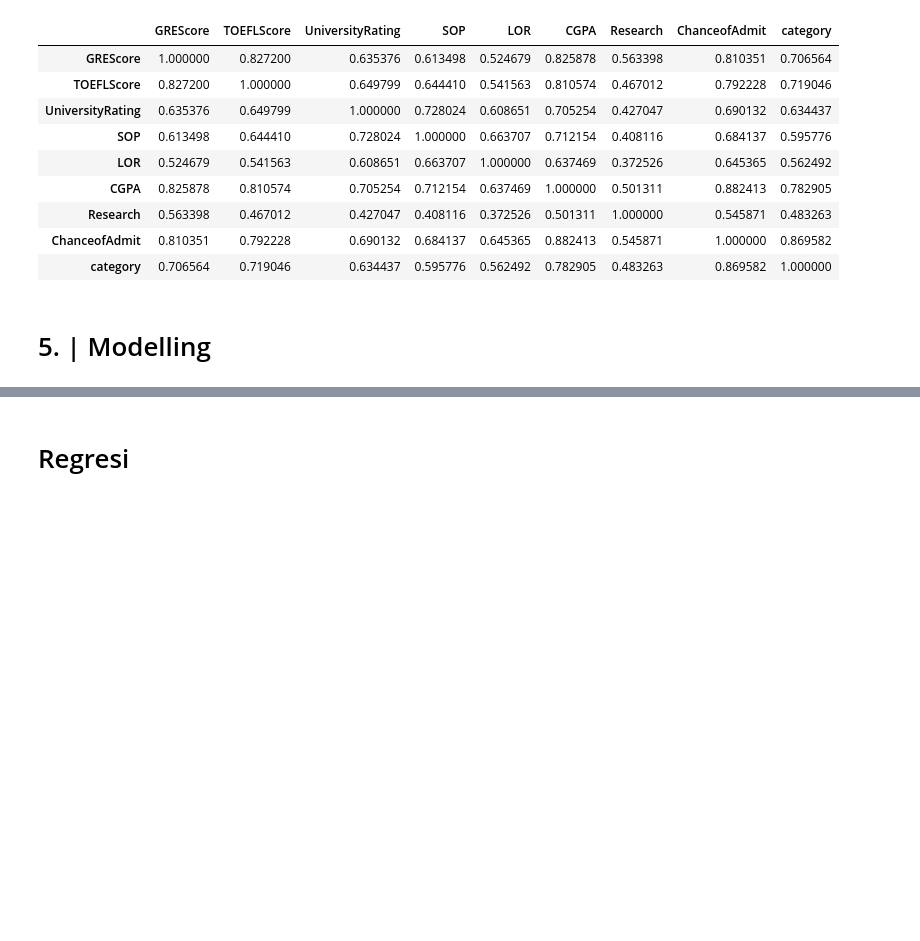
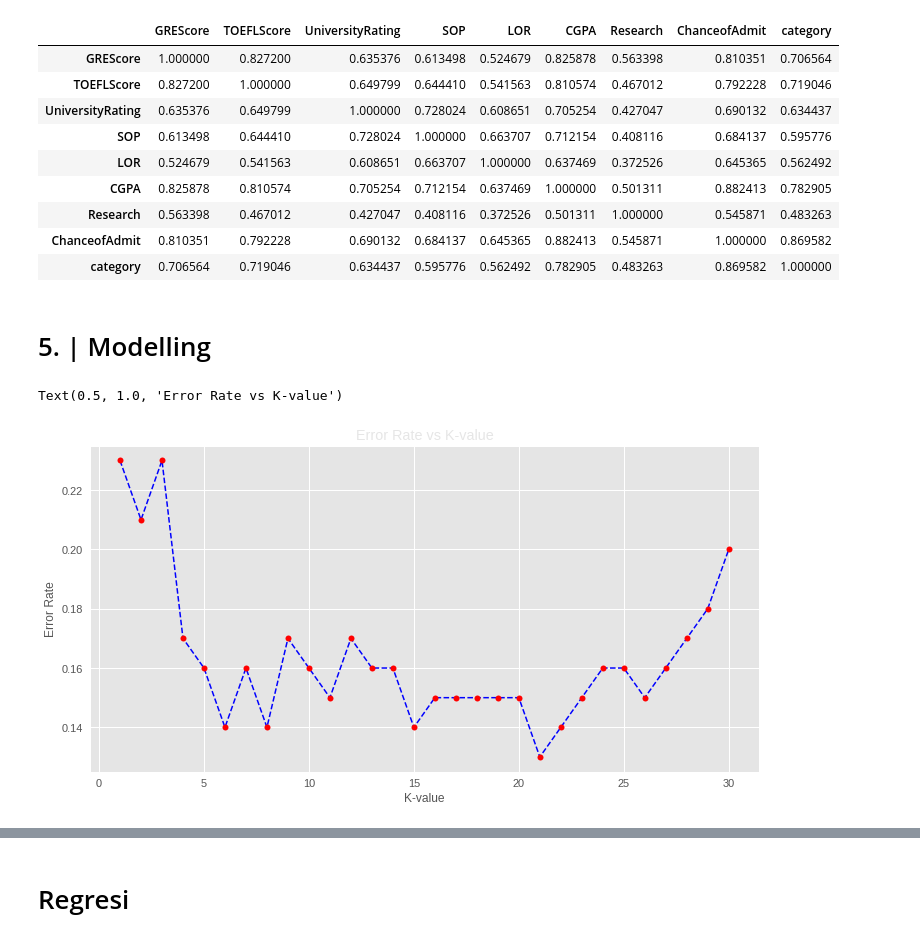
Before and after one commit to MFTDhilah/Insight1, a Jupyter notebook: app/TAOrbit.ipynb, the cells around one changed output, grey strips where cells are left out. Cells and saved outputs as stored; diff of their text form; code cells hidden in the pictures; blank space fills up the shorter version.

```diff
--- a/app/TAOrbit.ipynb
+++ b/app/TAOrbit.ipynb
@@ -477,10 +493,33 @@ df.corr(method='pearson')
 | Research | 0.563398 | 0.467012 | 0.427047 | 0.408116 | 0.372526 | 0.501311 | 1.000000 | 0.545871 | 0.483263 |
 | ChanceofAdmit | 0.810351 | 0.792228 | 0.690132 | 0.684137 | 0.645365 | 0.882413 | 0.545871 | 1.000000 | 0.869582 |
 | category | 0.706564 | 0.719046 | 0.634437 | 0.595776 | 0.562492 | 0.782905 | 0.483263 | 0.869582 | 1.000000 |
+# %%
+x = df.iloc[:, :-2].values
+y = df.iloc[:, -1]
 # %%
 x_reg = df.iloc[:, :-2].values
 y_reg = df.iloc[:, -2]
 # %%
 x_train, x_test, y_train, y_test = train_test_split(x_reg, y_reg, test_size=0.2, random_state=7)
+# %%
+x1_train, x1_test, y1_train, y1_test = train_test_split(x, y, test_size=0.2, random_state=7)
 # %% [markdown]
 # 5. | Modelling
+# %%
+# **Mencari nilai K terbaik berdasarkan nilai error rate terendah untuk dimasukkan kedalam model KNN**
+err_rates = []
+for idx in range(1,31):
+ knn = KNeighborsClassifier(n_neighbors = idx)
+ knn.fit(x1_train, y1_train)
+ pred_idx = knn.predict(x1_test)
+ err_rates.append(np.mean(y1_test != pred_idx))
+# %%
+plt.style.use('ggplot')
+plt.subplots(figsize = (12,6))
+plt.plot(range(1,31), err_rates, linestyle = 'dashed', color = 'blue', marker = 'o', markerfacecolor = 'red')
+plt.xlabel('K-value')
+plt.ylabel('Error Rate')
+plt.title('Error Rate vs K-value')
+# %% [output]
+Text(0.5, 1.0, 'Error Rate vs K-value')
+[figure, added]
```
Also changed, not shown: parts of 41 cells of this notebook.
